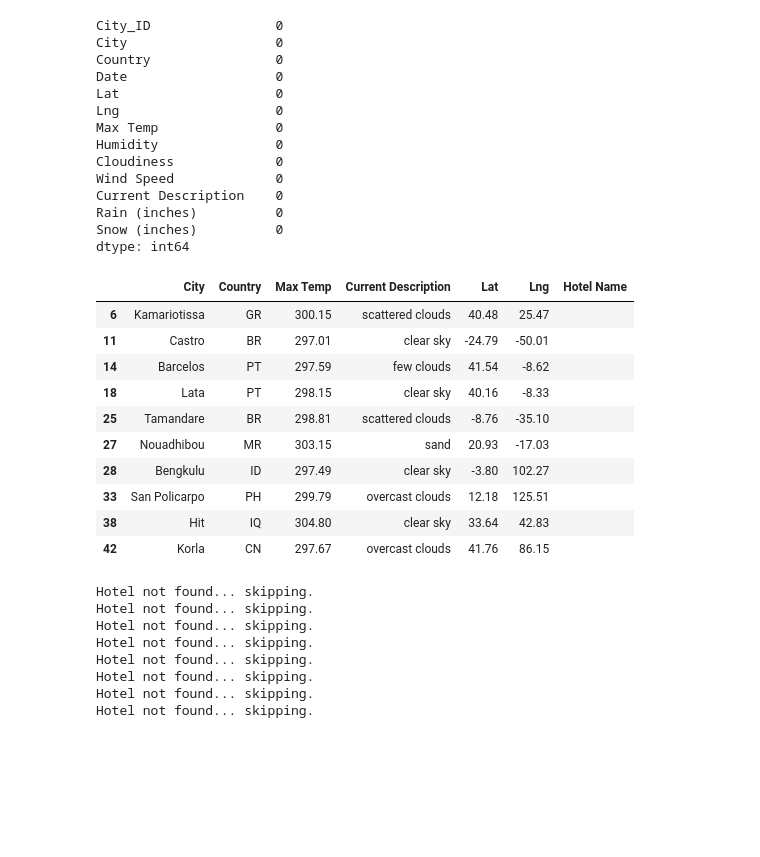
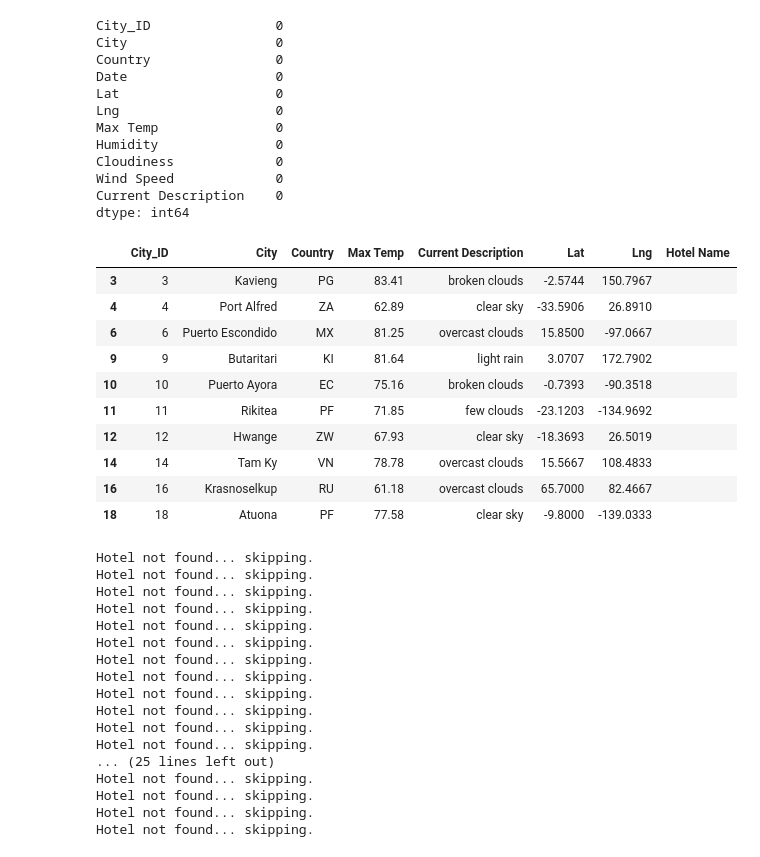
Before and after one commit to Juuune/World_Weather_Analysis, a Jupyter notebook: ItineraryAnalysis/Vacation_Search.ipynb, the cells around one changed output. Cells and saved outputs as stored; diff of their text form; code cells hidden in the pictures; blank space fills up the shorter version.

Commit message:
Update hotel info and itinerary

```diff
--- a/ItineraryAnalysis/Vacation_Search.ipynb
+++ b/ItineraryAnalysis/Vacation_Search.ipynb
@@ -10,7 +10,7 @@ import matplotlib as plt
 from config2 import g_key
 # %%
 # Store the CSV you saved created in part one into a DataFrame.
-city_data_df = pd.read_csv("data/WeatherPy_database.csv")
+city_data_df = pd.read_csv("../WeatherAnalysis/data/cities.csv")
 city_data_df.head()
 # %% [output]
 |  | City_ID | City | Country | Date | Lat | Lng | Max Temp | Humidity | Cloudiness | Wind Speed | ... |
@@ -90,0 +45,6 @@ preferred_cities_df.head(10)
+# %%
+# Filter the dataset to find the cities that fit the criteria.
+preferred_cities_df = city_data_df.loc[(city_data_df["Max Temp"] <= max_temp) & \
+                                           (city_data_df["Max Temp"] >= min_temp) ]
+
+preferred_cities_df.head(10)
@@ -102,26 +74,24 @@ Humidity               0
 Cloudiness             0
 Wind Speed             0
 Current Description    0
-Rain (inches)          0
-Snow (inches)          0
 dtype: int64
 # %%
 # Create DataFrame called hotel_df to store hotel names along with city, country, max temp, and coordinates.
-hotel_df = preferred_cities_df[["City", "Country", "Max Temp","Current Description", "Lat", "Lng"]].copy()
+hotel_df = preferred_cities_df[["City_ID","City", "Country", "Max Temp","Current Description", "Lat", "Lng"]].copy()
 hotel_df["Hotel Name"] = ""
 hotel_df.head(10)
 # %% [output]
-|  | City | Country | Max Temp | Current Description | Lat | Lng | Hotel Name |
-| 6 | Kamariotissa | GR | 300.15 | scattered clouds | 40.48 | 25.47 |  |
-| 11 | Castro | BR | 297.01 | clear sky | -24.79 | -50.01 |  |
-| 14 | Barcelos | PT | 297.59 | few clouds | 41.54 | -8.62 |  |
-| 18 | Lata | PT | 298.15 | clear sky | 40.16 | -8.33 |  |
-| 25 | Tamandare | BR | 298.81 | scattered clouds | -8.76 | -35.10 |  |
-| 27 | Nouadhibou | MR | 303.15 | sand | 20.93 | -17.03 |  |
-| 28 | Bengkulu | ID | 297.49 | clear sky | -3.80 | 102.27 |  |
-| 33 | San Policarpo | PH | 299.79 | overcast clouds | 12.18 | 125.51 |  |
-| 38 | Hit | IQ | 304.80 | clear sky | 33.64 | 42.83 |  |
-| 42 | Korla | CN | 297.67 | overcast clouds | 41.76 | 86.15 |  |
+|  | City_ID | City | Country | Max Temp | Current Description | Lat | Lng | Hotel Name |
+| 3 | 3 | Kavieng | PG | 83.41 | broken clouds | -2.5744 | 150.7967 |  |
+| 4 | 4 | Port Alfred | ZA | 62.89 | clear sky | -33.5906 | 26.8910 |  |
+| 6 | 6 | Puerto Escondido | MX | 81.25 | overcast clouds | 15.8500 | -97.0667 |  |
+| 9 | 9 | Butaritari | KI | 81.64 | light rain | 3.0707 | 172.7902 |  |
+| 10 | 10 | Puerto Ayora | EC | 75.16 | broken clouds | -0.7393 | -90.3518 |  |
+| 11 | 11 | Rikitea | PF | 71.85 | few clouds | -23.1203 | -134.9692 |  |
+| 12 | 12 | Hwange | ZW | 67.93 | clear sky | -18.3693 | 26.5019 |  |
+| 14 | 14 | Tam Ky | VN | 78.78 | overcast clouds | 15.5667 | 108.4833 |  |
+| 16 | 16 | Krasnoselkup | RU | 61.18 | overcast clouds | 65.7000 | 82.4667 |  |
+| 18 | 18 | Atuona | PF | 77.58 | clear sky | -9.8000 | -139.0333 |  |
 # %%
 # Dependencies and Setup
 import requests
@@ -168,6 +138,15 @@ Hotel not found... skipping.
 Hotel not found... skipping.
 Hotel not found... skipping.
 Hotel not found... skipping.
+Hotel not found... skipping.
+Hotel not found... skipping.
+Hotel not found... skipping.
+Hotel not found... skipping.
+... (25 lines left out)
+Hotel not found... skipping.
+Hotel not found... skipping.
+Hotel not found... skipping.
+Hotel not found... skipping.
 # %%
 hotel_df.head(10)
 # %% [output]
```
Also changed, not shown: parts of 11 cells of this notebook, 10 other files.
